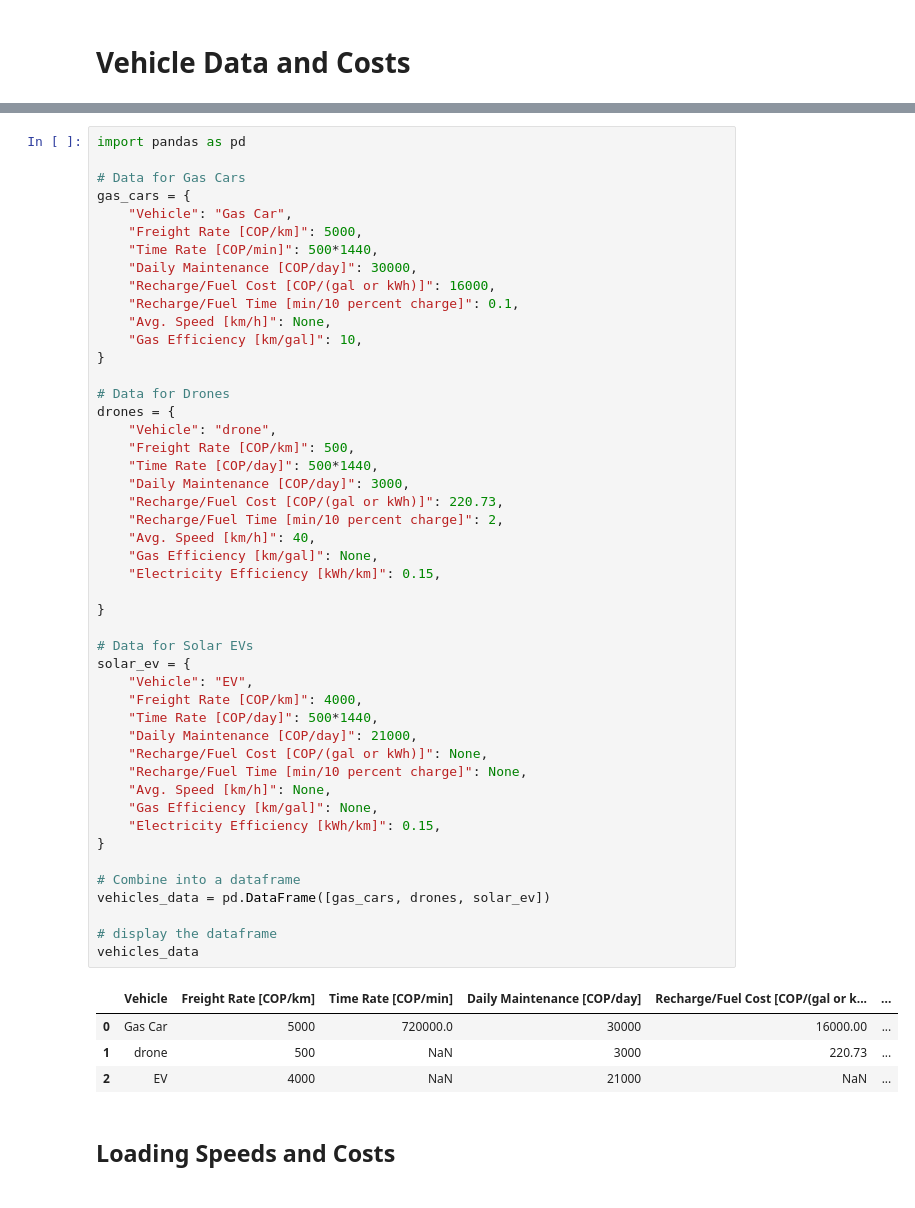
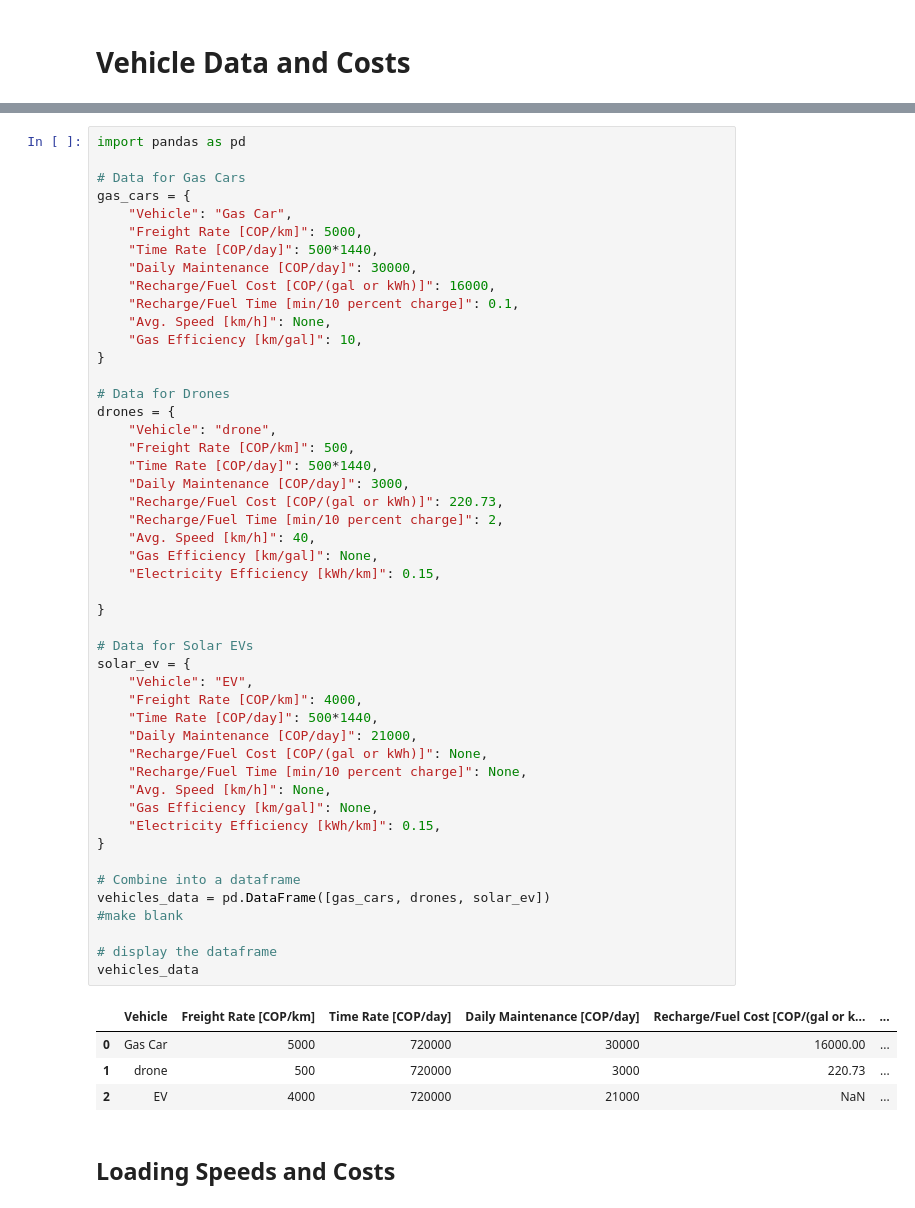
Before and after one commit to mews6/proj-MOS, a Jupyter notebook: src/part_two_solution.ipynb, the cells around one changed output, grey strips where cells are left out. Drawn from its saved outputs; the diff is of its cells as text.

```diff
--- a/src/part_two_solution.ipynb
+++ b/src/part_two_solution.ipynb
@@ -940,7 +940,7 @@ import pandas as pd
 gas_cars = {
     "Vehicle": "Gas Car",
     "Freight Rate [COP/km]": 5000,
-    "Time Rate [COP/min]": 500*1440,
+    "Time Rate [COP/day]": 500*1440,
     "Daily Maintenance [COP/day]": 30000,
     "Recharge/Fuel Cost [COP/(gal or kWh)]": 16000,
     "Recharge/Fuel Time [min/10 percent charge]": 0.1,
@@ -954,37 +954,38 @@ drones = {
     "Freight Rate [COP/km]": 500,
     "Time Rate [COP/day]": 500*1440,
     "Daily Maintenance [COP/day]": 3000,
     "Recharge/Fuel Cost [COP/(gal or kWh)]": 220.73,
     "Recharge/Fuel Time [min/10 percent charge]": 2,
     "Avg. Speed [km/h]": 40,
     "Gas Efficiency [km/gal]": None,
     "Electricity Efficiency [kWh/km]": 0.15,
 
 }
 
 # Data for Solar EVs
 solar_ev = {
     "Vehicle": "EV",
     "Freight Rate [COP/km]": 4000,
     "Time Rate [COP/day]": 500*1440,
     "Daily Maintenance [COP/day]": 21000,
     "Recharge/Fuel Cost [COP/(gal or kWh)]": None,
     "Recharge/Fuel Time [min/10 percent charge]": None,
     "Avg. Speed [km/h]": None,
     "Gas Efficiency [km/gal]": None,
     "Electricity Efficiency [kWh/km]": 0.15,
 }
 
 # Combine into a dataframe
 vehicles_data = pd.DataFrame([gas_cars, drones, solar_ev])
+#make blank
 
 # display the dataframe
 vehicles_data
 # %% [output]
-|  | Vehicle | Freight Rate [COP/km] | Time Rate [COP/min] | Daily Maintenance [COP/day] | Recharge/Fuel Cost [COP/(gal or k... | ... |
-| 0 | Gas Car | 5000 | 720000.0 | 30000 | 16000.00 | ... |
-| 1 | drone | 500 | NaN | 3000 | 220.73 | ... |
-| 2 | EV | 4000 | NaN | 21000 | NaN | ... |
+|  | Vehicle | Freight Rate [COP/km] | Time Rate [COP/day] | Daily Maintenance [COP/day] | Recharge/Fuel Cost [COP/(gal or k... | ... |
+| 0 | Gas Car | 5000 | 720000 | 30000 | 16000.00 | ... |
+| 1 | drone | 500 | 720000 | 3000 | 220.73 | ... |
+| 2 | EV | 4000 | 720000 | 21000 | NaN | ... |
 # %% [markdown]
 ## Loading Speeds and Costs
 # %% [markdown]
```
Also changed, not shown: parts of 7 cells of this notebook, 6 other files.
